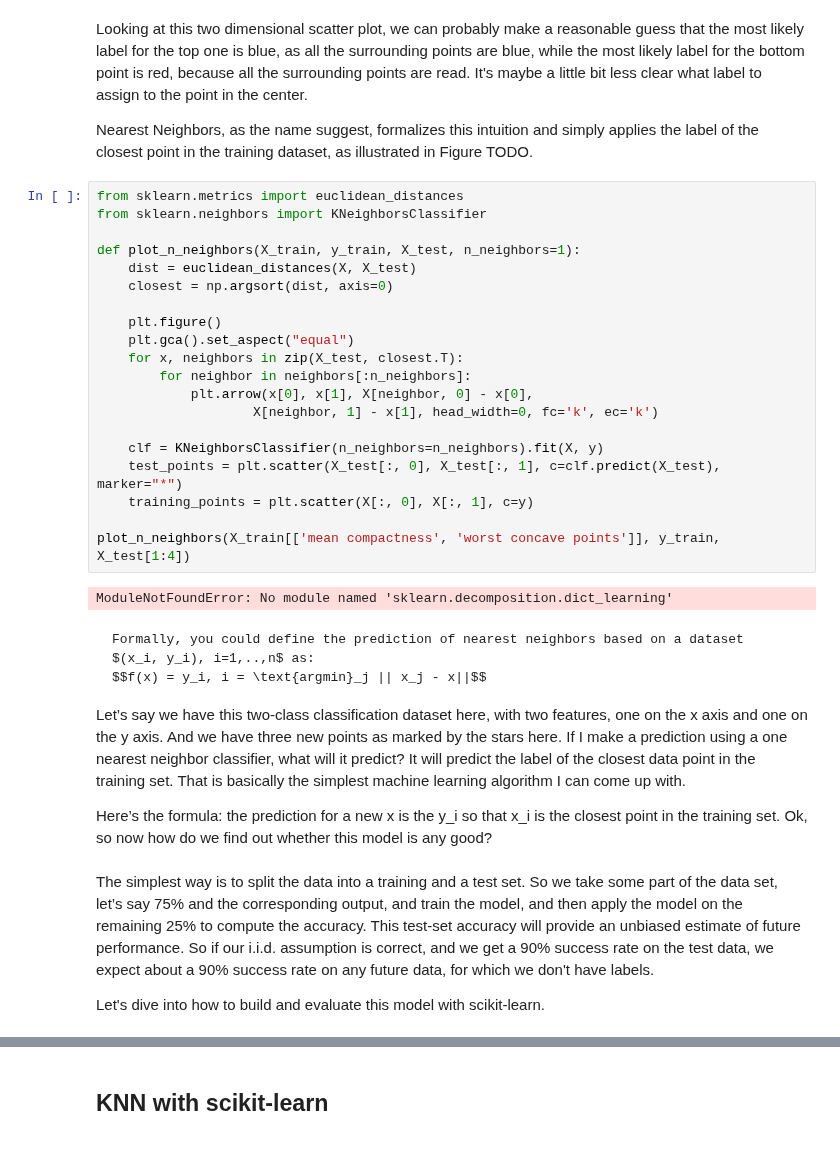
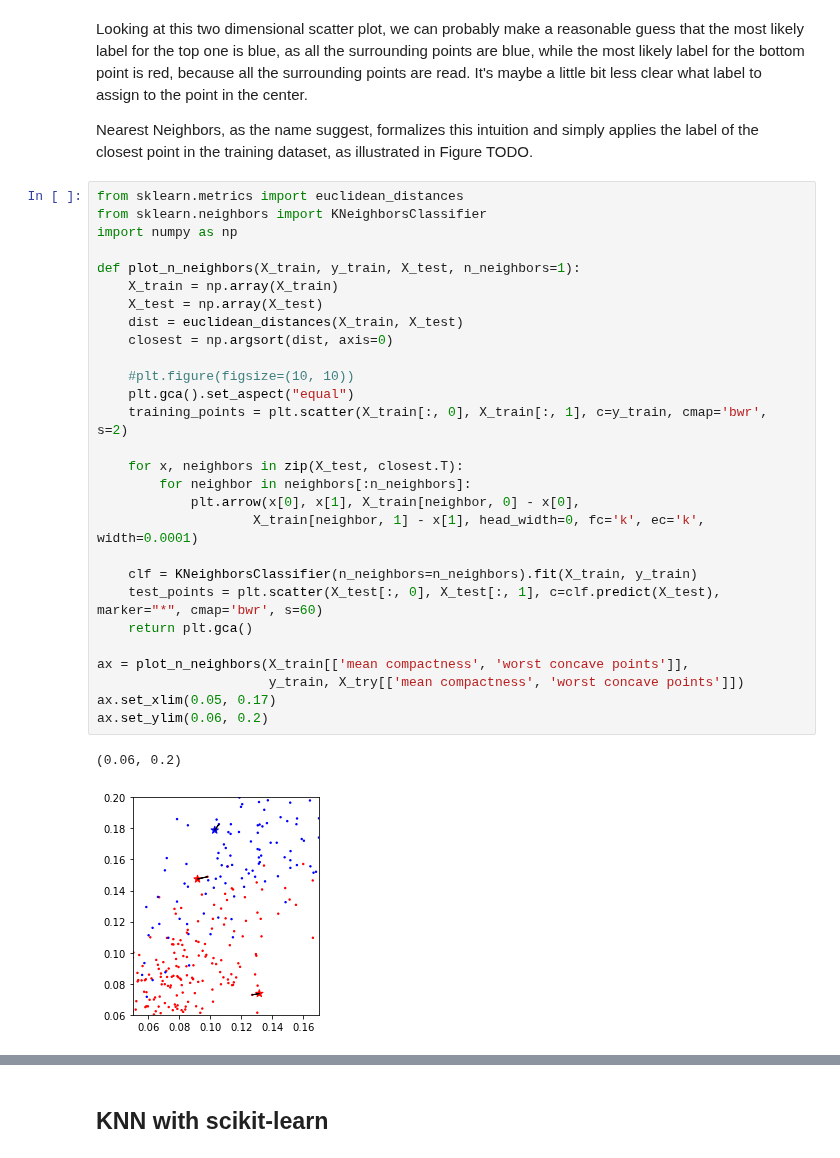
Before and after one commit to amueller/aml, a Jupyter notebook: 01-ml-workflow/02-supervised-learning.ipynb, the cells around one changed output, grey strips where cells are left out. Cells and saved outputs as stored; diff of their text form.

````diff
--- a/01-ml-workflow/02-supervised-learning.ipynb
+++ b/01-ml-workflow/02-supervised-learning.ipynb
@@ -131,55 +134,31 @@ Nearest Neighbors, as the name suggest, formalizes this intuition and simply app
 # %%
 from sklearn.metrics import euclidean_distances
 from sklearn.neighbors import KNeighborsClassifier
+import numpy as np
 
 def plot_n_neighbors(X_train, y_train, X_test, n_neighbors=1):
-    dist = euclidean_distances(X, X_test)
+    X_train = np.array(X_train)
+    X_test = np.array(X_test)
+    dist = euclidean_distances(X_train, X_test)
     closest = np.argsort(dist, axis=0)
 
-    plt.figure()
+    #plt.figure(figsize=(10, 10))
     plt.gca().set_aspect("equal")
+    training_points = plt.scatter(X_train[:, 0], X_train[:, 1], c=y_train, cmap='bwr', s=2)
+
     for x, neighbors in zip(X_test, closest.T):
         for neighbor in neighbors[:n_neighbors]:
-            plt.arrow(x[0], x[1], X[neighbor, 0] - x[0],
-                    X[neighbor, 1] - x[1], head_width=0, fc='k', ec='k')
+            plt.arrow(x[0], x[1], X_train[neighbor, 0] - x[0],
+                    X_train[neighbor, 1] - x[1], head_width=0, fc='k', ec='k', width=0.0001)
 
-    clf = KNeighborsClassifier(n_neighbors=n_neighbors).fit(X, y)
-    test_points = plt.scatter(X_test[:, 0], X_test[:, 1], c=clf.predict(X_test), marker="*")
-    training_points = plt.scatter(X[:, 0], X[:, 1], c=y)
+    clf = KNeighborsClassifier(n_neighbors=n_neighbors).fit(X_train, y_train)
+    test_points = plt.scatter(X_test[:, 0], X_test[:, 1], c=clf.predict(X_test), marker="*", cmap='bwr', s=60)
+    return plt.gca()
 
-plot_n_neighbors(X_train[['mean compactness', 'worst concave points']], y_train, X_test[1:4])
+ax = plot_n_neighbors(X_train[['mean compactness', 'worst concave points']],
+                      y_train, X_try[['mean compactness', 'worst concave points']])
+ax.set_xlim(0.05, 0.17)
+ax.set_ylim(0.06, 0.2)
 # %% [output]
-ModuleNotFoundError: No module named 'sklearn.decomposition.dict_learning'
+(0.06, 0.2)
+[figure, added]
-# %% [markdown]
-
-```{admonition} Mathematical Background
-Formally, you could define the prediction of nearest neighbors based on a dataset $(x_i, y_i), i=1,..,n$ as:
-$$f(x) = y_i, i = \text{argmin}_j || x_j - x||$$
-```
-
-Let’s say we have this two-class classification dataset here, with
-two features, one on the x axis and one on the y axis.
-And we have three new points as marked by the stars here.
-If I make a prediction using a one nearest neighbor classifier, what
-will it predict?
-It will predict the label of the closest data point in the training set.
-That is basically the simplest machine learning algorithm I can come
-up with.
-
-Here’s the formula:
-the prediction for a new x is the y_i so that x_i is the closest point
-in the training set.
-Ok, so now how do we find out whether this model is any good?
-# %% [markdown]
-
-
-The simplest way is to split the data into a training and a test set.
-So we take some part of the data set,  let’s say 75% and the
-corresponding output, and train the model, and then apply the model on
-the remaining 25% to compute the accuracy. This test-set accuracy
-will provide an unbiased estimate of future performance.
-So if our i.i.d. assumption is correct, and we get a 90% success
-rate on the test data, we expect about a 90% success rate on any future
-data, for which we don't have labels.
-
-Let's dive into how to build and evaluate this model with scikit-learn.
````
Also changed, not shown: parts of 30 cells of this notebook.
